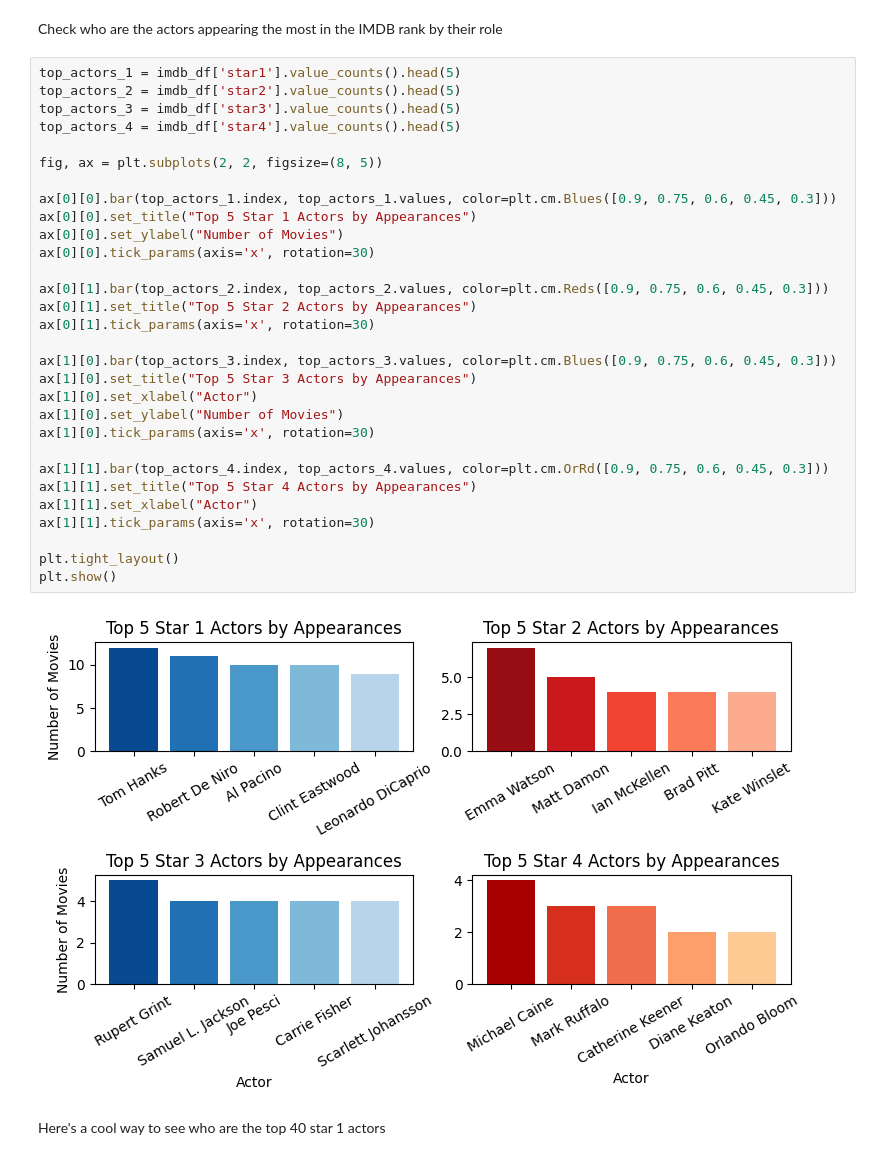
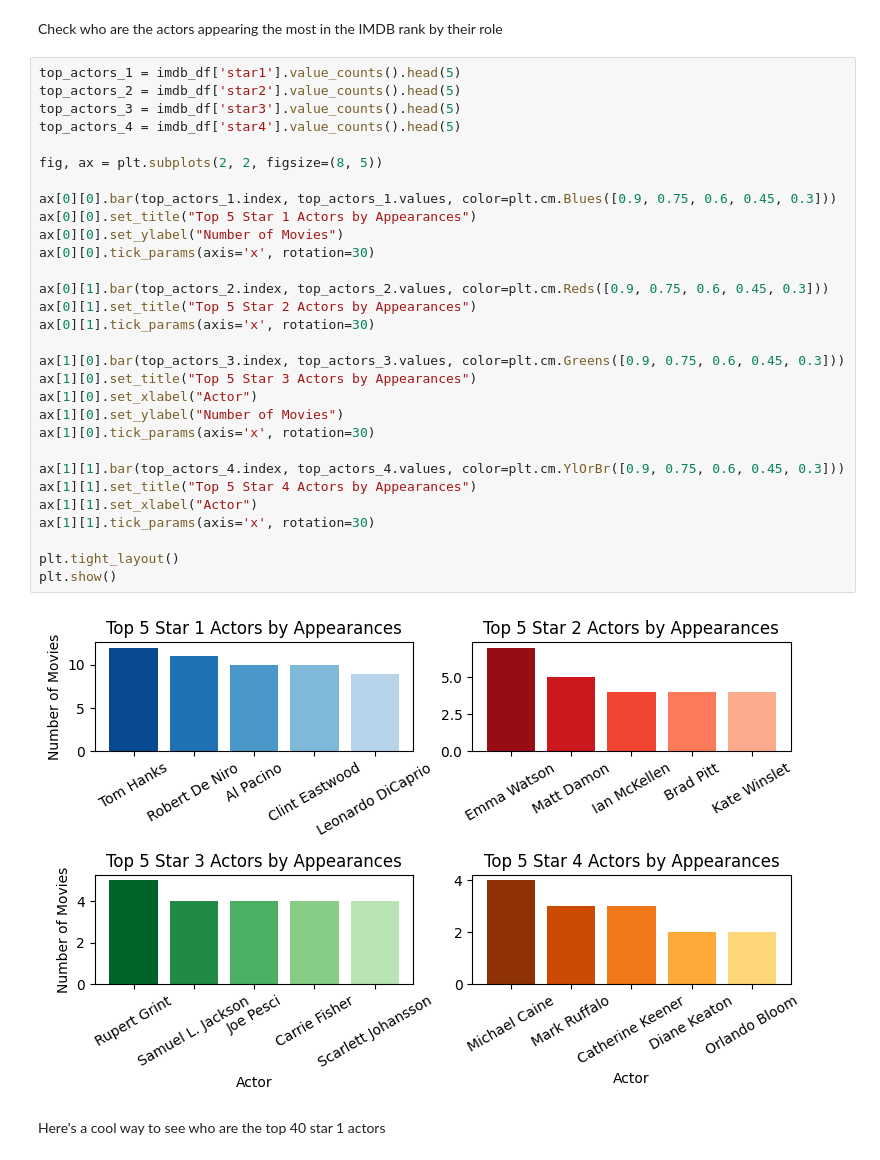
Before and after one commit to raphaeldahomay/school_da_project_m2, a Jupyter notebook: bo_da_imdb.ipynb, the cells around one changed output. Saved outputs shown, nothing was run; the diff lists cells and outputs as text.

```diff
--- a/bo_da_imdb.ipynb
+++ b/bo_da_imdb.ipynb
@@ -385,35 +387,35 @@ Check who are the actors appearing the most in the IMDB rank by their role
 # %%
 top_actors_1 = imdb_df['star1'].value_counts().head(5)
 top_actors_2 = imdb_df['star2'].value_counts().head(5)
 top_actors_3 = imdb_df['star3'].value_counts().head(5)
 top_actors_4 = imdb_df['star4'].value_counts().head(5)
 
 fig, ax = plt.subplots(2, 2, figsize=(8, 5))
 
 ax[0][0].bar(top_actors_1.index, top_actors_1.values, color=plt.cm.Blues([0.9, 0.75, 0.6, 0.45, 0.3]))
 ax[0][0].set_title("Top 5 Star 1 Actors by Appearances")
 ax[0][0].set_ylabel("Number of Movies")
 ax[0][0].tick_params(axis='x', rotation=30)
 
 ax[0][1].bar(top_actors_2.index, top_actors_2.values, color=plt.cm.Reds([0.9, 0.75, 0.6, 0.45, 0.3]))
 ax[0][1].set_title("Top 5 Star 2 Actors by Appearances")
 ax[0][1].tick_params(axis='x', rotation=30)
 
-ax[1][0].bar(top_actors_3.index, top_actors_3.values, color=plt.cm.Blues([0.9, 0.75, 0.6, 0.45, 0.3]))
+ax[1][0].bar(top_actors_3.index, top_actors_3.values, color=plt.cm.Greens([0.9, 0.75, 0.6, 0.45, 0.3]))
 ax[1][0].set_title("Top 5 Star 3 Actors by Appearances")
 ax[1][0].set_xlabel("Actor")
 ax[1][0].set_ylabel("Number of Movies")
 ax[1][0].tick_params(axis='x', rotation=30)
 
-ax[1][1].bar(top_actors_4.index, top_actors_4.values, color=plt.cm.OrRd([0.9, 0.75, 0.6, 0.45, 0.3]))
+ax[1][1].bar(top_actors_4.index, top_actors_4.values, color=plt.cm.YlOrBr([0.9, 0.75, 0.6, 0.45, 0.3]))
 ax[1][1].set_title("Top 5 Star 4 Actors by Appearances")
 ax[1][1].set_xlabel("Actor")
 ax[1][1].tick_params(axis='x', rotation=30)
 
 plt.tight_layout()
 plt.show()
 # %% [output]
-[figure, old version]
+[figure, new version]
 # %% [markdown]
 Here's a cool way to see who are the top 40 star 1 actors
 # %%
```
Also changed, not shown: parts of 7 cells of this notebook.
